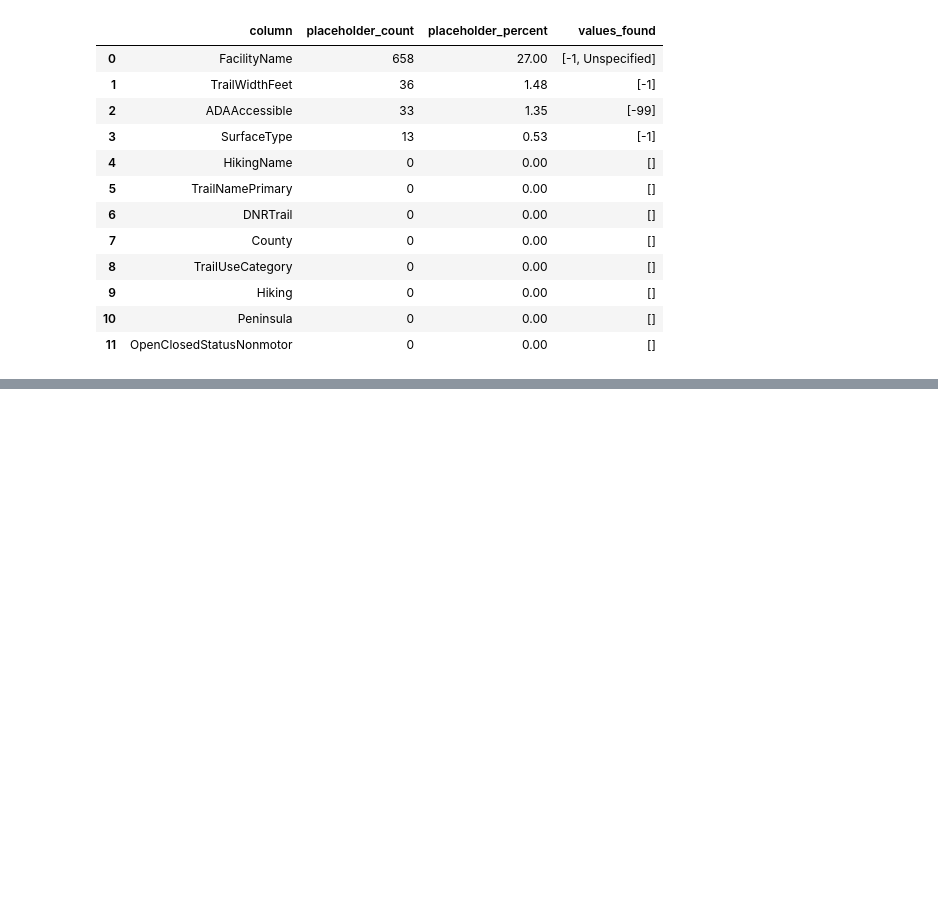
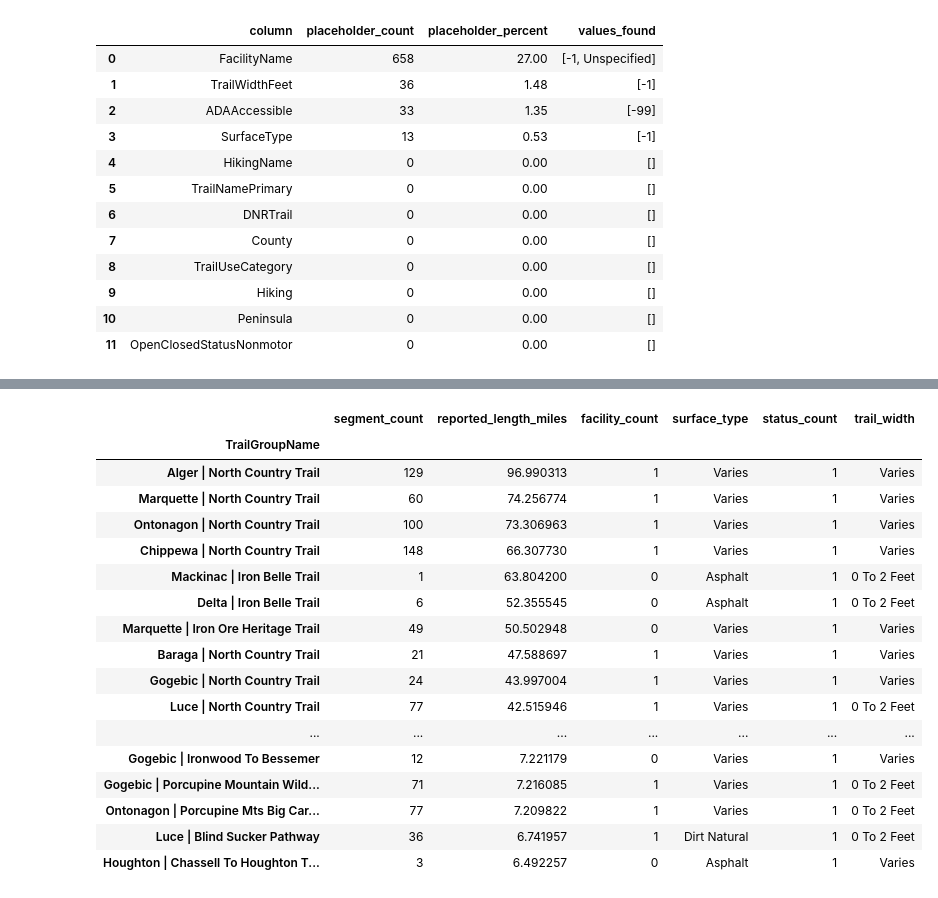
Before and after one commit to RayofData/Whats_UP_Outdoors, a Jupyter notebook: notebooks/01_trail_data_audit.ipynb, the cells around one changed output, grey strips where cells are left out. Drawn from its saved outputs; the diff is of its cells as text; code cells hidden in the pictures; blank space fills up the shorter version.

```diff
--- a/notebooks/01_trail_data_audit.ipynb
+++ b/notebooks/01_trail_data_audit.ipynb
@@ -219,0 +232,6 @@ Unique hiking names: 135:,
+# %%
+prep_data =prep_columns(cleaned_data)
+
+assert len(prep_data) == len(trails)
+assert prep_data["OBJECTID"].is_unique
+assert prep_data["TrailGroupName"].notna().all()
@@ -219,0 +260,34 @@ Unique hiking names: 135:,
+# %%
+trail_group_summary = (
+    prep_data.groupby("TrailGroupName")
+    .agg(
+        segment_count=("OBJECTID", "size"),
+        reported_length_miles=("SegmentLengthMiles", "sum"),
+        facility_count=("FacilityName", "nunique"),
+        surface_type=("SurfaceType", aggregate_column),
+        status_count=("OpenClosedStatusNonmotor", "nunique"),
+        trail_width=("TrailWidthFeet", aggregate_column),
+    )
+    .sort_values("reported_length_miles", ascending=False)
+)
+
+trail_group_summary.head(30)
+# %% [output]
+|  | segment_count | reported_length_miles | facility_count | surface_type | status_count | trail_width |
+| TrailGroupName |  |  |  |  |  |  |
+| Alger | North Country Trail | 129 | 96.990313 | 1 | Varies | 1 | Varies |
+| Marquette | North Country Trail | 60 | 74.256774 | 1 | Varies | 1 | Varies |
+| Ontonagon | North Country Trail | 100 | 73.306963 | 1 | Varies | 1 | Varies |
+| Chippewa | North Country Trail | 148 | 66.307730 | 1 | Varies | 1 | Varies |
+| Mackinac | Iron Belle Trail | 1 | 63.804200 | 0 | Asphalt | 1 | 0 To 2 Feet |
+| Delta | Iron Belle Trail | 6 | 52.355545 | 0 | Asphalt | 1 | 0 To 2 Feet |
+| Marquette | Iron Ore Heritage Trail | 49 | 50.502948 | 0 | Varies | 1 | Varies |
+| Baraga | North Country Trail | 21 | 47.588697 | 1 | Varies | 1 | Varies |
+| Gogebic | North Country Trail | 24 | 43.997004 | 1 | Varies | 1 | Varies |
+| Luce | North Country Trail | 77 | 42.515946 | 1 | Varies | 1 | 0 To 2 Feet |
+| ... | ... | ... | ... | ... | ... | ... |
+| Gogebic | Ironwood To Bessemer | 12 | 7.221179 | 0 | Varies | 1 | Varies |
+| Gogebic | Porcupine Mountain Wild... | 71 | 7.216085 | 1 | Varies | 1 | 0 To 2 Feet |
+| Ontonagon | Porcupine Mts Big Car... | 77 | 7.209822 | 1 | Varies | 1 | 0 To 2 Feet |
+| Luce | Blind Sucker Pathway | 36 | 6.741957 | 1 | Dirt Natural | 1 | 0 To 2 Feet |
+| Houghton | Chassell To Houghton T... | 3 | 6.492257 | 0 | Asphalt | 1 | Varies |
```
Also changed, not shown: parts of 3 cells of this notebook.
